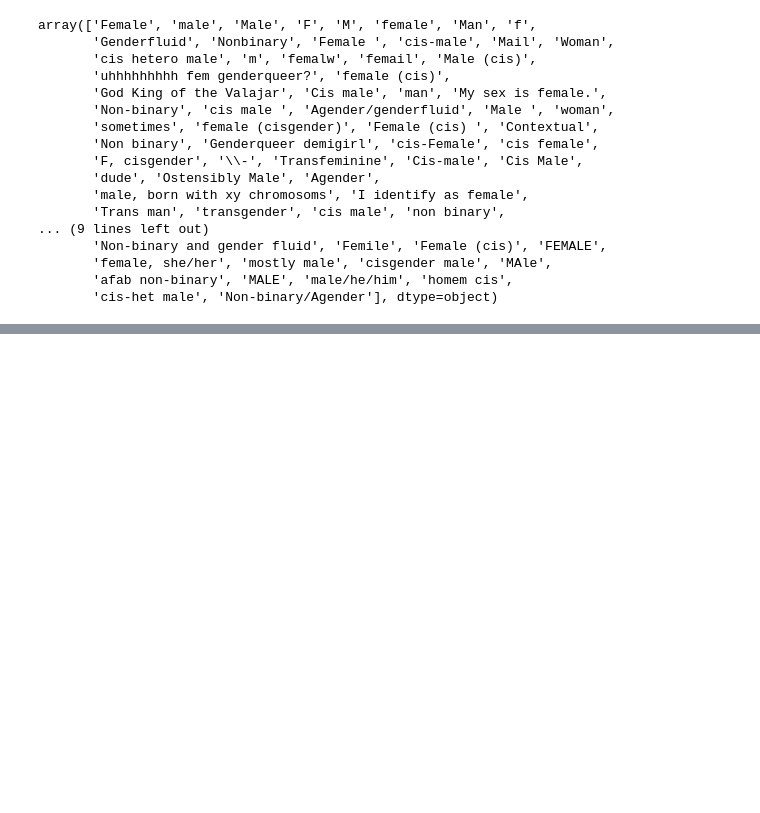
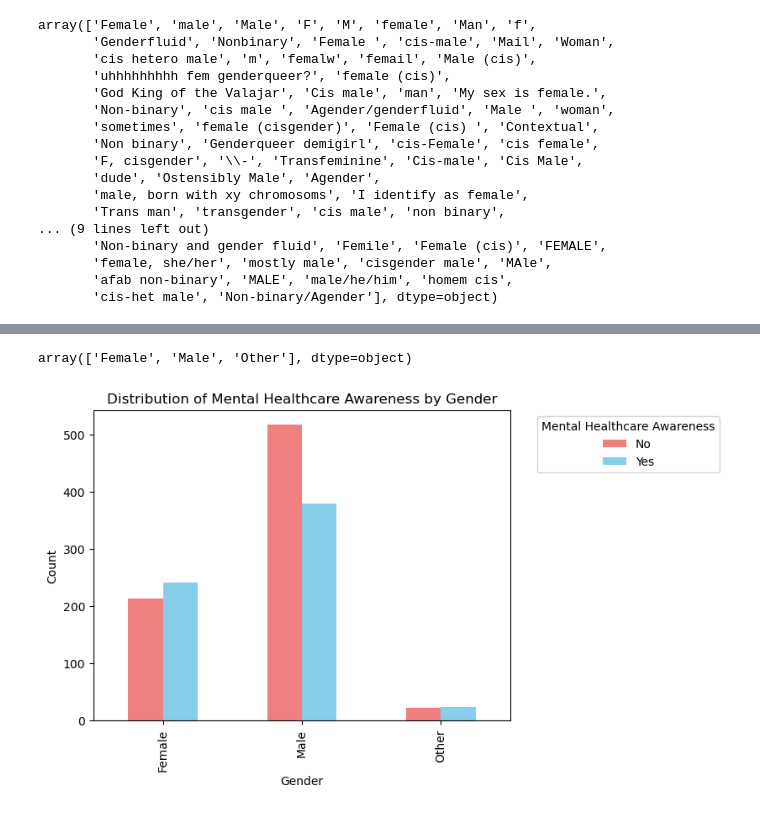
Before and after one commit to AthenOsterberg1995/Project-1---Mental-Health-in-Tech, a Jupyter notebook: Suhasini_Jampuram/code.ipynb, the cells around one changed output, grey strips where cells are left out. Saved outputs shown, nothing was run; the diff lists cells and outputs as text; code cells hidden in the pictures; blank space fills up the shorter version.

Commit message:
Graphs

```diff
--- a/Suhasini_Jampuram/code.ipynb
+++ b/Suhasini_Jampuram/code.ipynb
@@ -113,0 +96,7 @@ df_demographics_filtered.head()
+# %%
+replace_values = ['Genderfluid','Nonbinary','uhhhhhhhhh fem genderqueer?','Non-binary','Agender/genderfluid','sometimes','Contextual',
+                  'Non binary','F','cisgender','Transfeminine', 'Agender', 'Trans man', 'transgender', 'Female (cisgender)',
+                  'Genderqueer', 'Demiguy', 'none', 'Trans female', 'Other', 'SWM', 'NB', 'gender non-conforming woman','Questioning',
+                  '43', 'masculino', 'Make', 'Trans non-binary/genderfluid', 'CIS Male', 'Non-binary and gender fluid', 'afab non-binary',
+                  'homem cis', 'Non-binary/Agender', 'F, cisgender', '\\-', 'non binary',
+       'genderfluid', 'non-binary', 'agender']
@@ -113,0 +108,2 @@ df_demographics_filtered.head()
+# %%
+df_demographics_filtered.loc[ : "Age"] = df_demographics_filtered[df_demographics_filtered["Age"] > 20]
@@ -113,0 +123,17 @@ df_demographics_filtered.head()
+# %%
+#x_axis = df_demographics_filtered['Gender'].unique.value_counts()
+#x_axis
+x_axis = df_demographics_filtered['Gender'].unique()
+y_axis = df_demographics_filtered.groupby("employer provided mental healthcare awareness").value_counts()
+# %% [output]
+array(['Female', 'Male', 'Other'], dtype=object)
+# %%
+grouped_data = df_demographics_filtered.groupby(['Gender', 'employer provided mental healthcare awareness']).size().unstack()
+grouped_data.plot(kind='bar', color=['lightcoral', 'skyblue'])
+plt.title('Distribution of Mental Healthcare Awareness by Gender')
+plt.xlabel('Gender')
+plt.ylabel('Count')
+plt.legend(title='Mental Healthcare Awareness', bbox_to_anchor=(1.05, 1), loc='upper left')
+plt.show()
+# %% [output]
+[figure, added]
```
Also changed, not shown: parts of 13 cells of this notebook, 1 other file.
